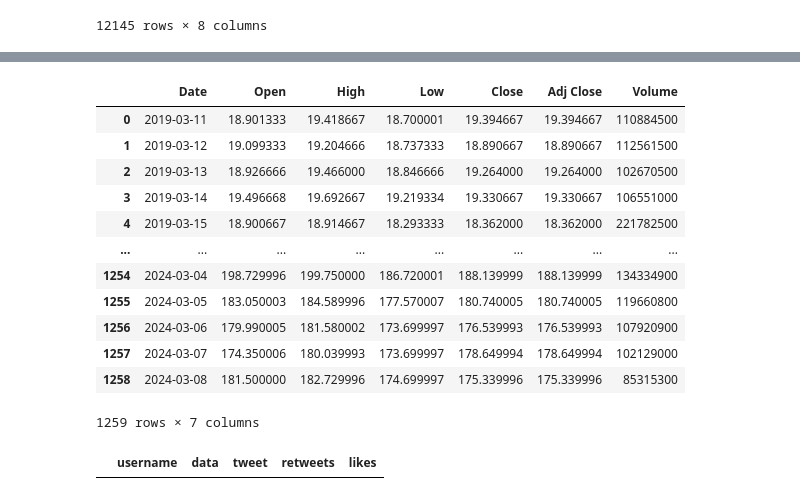
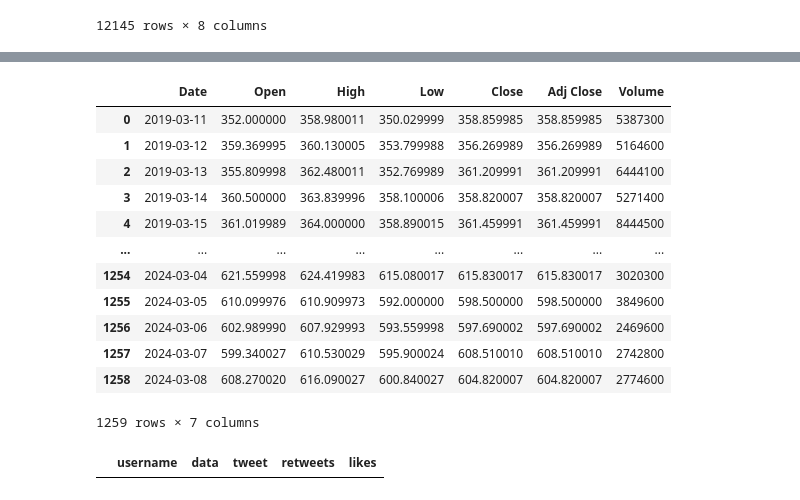
Before and after one commit to Ufoanbin/CodeWarrior_proj, a Jupyter notebook: crawling/tweetcrawling.ipynb, the cells around one changed output, grey strips where cells are left out. Saved outputs shown, nothing was run; the diff lists cells and outputs as text; code cells hidden in the pictures.

```diff
--- a/crawling/tweetcrawling.ipynb
+++ b/crawling/tweetcrawling.ipynb
@@ -247,20 +253,20 @@ cursor.executemany("INSERT INTO stocktbl VALUES (:1, :2, :3, :4, :5, :6, :7, :8)
 # %%
 connection.close()
 # %%
-stock = pd.read_csv('..\\dataSet\\stock\\TSLA.csv')
+stock = pd.read_csv('..\\dataSet\\stock\\NFLX.csv')
 stock
 # %% [output]
 |  | Date | Open | High | Low | Close | Adj Close | Volume |
-| 0 | 2019-03-11 | 18.901333 | 19.418667 | 18.700001 | 19.394667 | 19.394667 | 110884500 |
-| 1 | 2019-03-12 | 19.099333 | 19.204666 | 18.737333 | 18.890667 | 18.890667 | 112561500 |
-| 2 | 2019-03-13 | 18.926666 | 19.466000 | 18.846666 | 19.264000 | 19.264000 | 102670500 |
-| 3 | 2019-03-14 | 19.496668 | 19.692667 | 19.219334 | 19.330667 | 19.330667 | 106551000 |
-| 4 | 2019-03-15 | 18.900667 | 18.914667 | 18.293333 | 18.362000 | 18.362000 | 221782500 |
+| 0 | 2019-03-11 | 352.000000 | 358.980011 | 350.029999 | 358.859985 | 358.859985 | 5387300 |
+| 1 | 2019-03-12 | 359.369995 | 360.130005 | 353.799988 | 356.269989 | 356.269989 | 5164600 |
+| 2 | 2019-03-13 | 355.809998 | 362.480011 | 352.769989 | 361.209991 | 361.209991 | 6444100 |
+| 3 | 2019-03-14 | 360.500000 | 363.839996 | 358.100006 | 358.820007 | 358.820007 | 5271400 |
+| 4 | 2019-03-15 | 361.019989 | 364.000000 | 358.890015 | 361.459991 | 361.459991 | 8444500 |
 | ... | ... | ... | ... | ... | ... | ... | ... |
-| 1254 | 2024-03-04 | 198.729996 | 199.750000 | 186.720001 | 188.139999 | 188.139999 | 134334900 |
-| 1255 | 2024-03-05 | 183.050003 | 184.589996 | 177.570007 | 180.740005 | 180.740005 | 119660800 |
-| 1256 | 2024-03-06 | 179.990005 | 181.580002 | 173.699997 | 176.539993 | 176.539993 | 107920900 |
-| 1257 | 2024-03-07 | 174.350006 | 180.039993 | 173.699997 | 178.649994 | 178.649994 | 102129000 |
-| 1258 | 2024-03-08 | 181.500000 | 182.729996 | 174.699997 | 175.339996 | 175.339996 | 85315300 |
+| 1254 | 2024-03-04 | 621.559998 | 624.419983 | 615.080017 | 615.830017 | 615.830017 | 3020300 |
+| 1255 | 2024-03-05 | 610.099976 | 610.909973 | 592.000000 | 598.500000 | 598.500000 | 3849600 |
+| 1256 | 2024-03-06 | 602.989990 | 607.929993 | 593.559998 | 597.690002 | 597.690002 | 2469600 |
+| 1257 | 2024-03-07 | 599.340027 | 610.530029 | 595.900024 | 608.510010 | 608.510010 | 2742800 |
+| 1258 | 2024-03-08 | 608.270020 | 616.090027 | 600.840027 | 604.820007 | 604.820007 | 2774600 |
 1259 rows × 7 columns
 # %%
```
Also changed, not shown: parts of 10 cells of this notebook, 2 other files.
